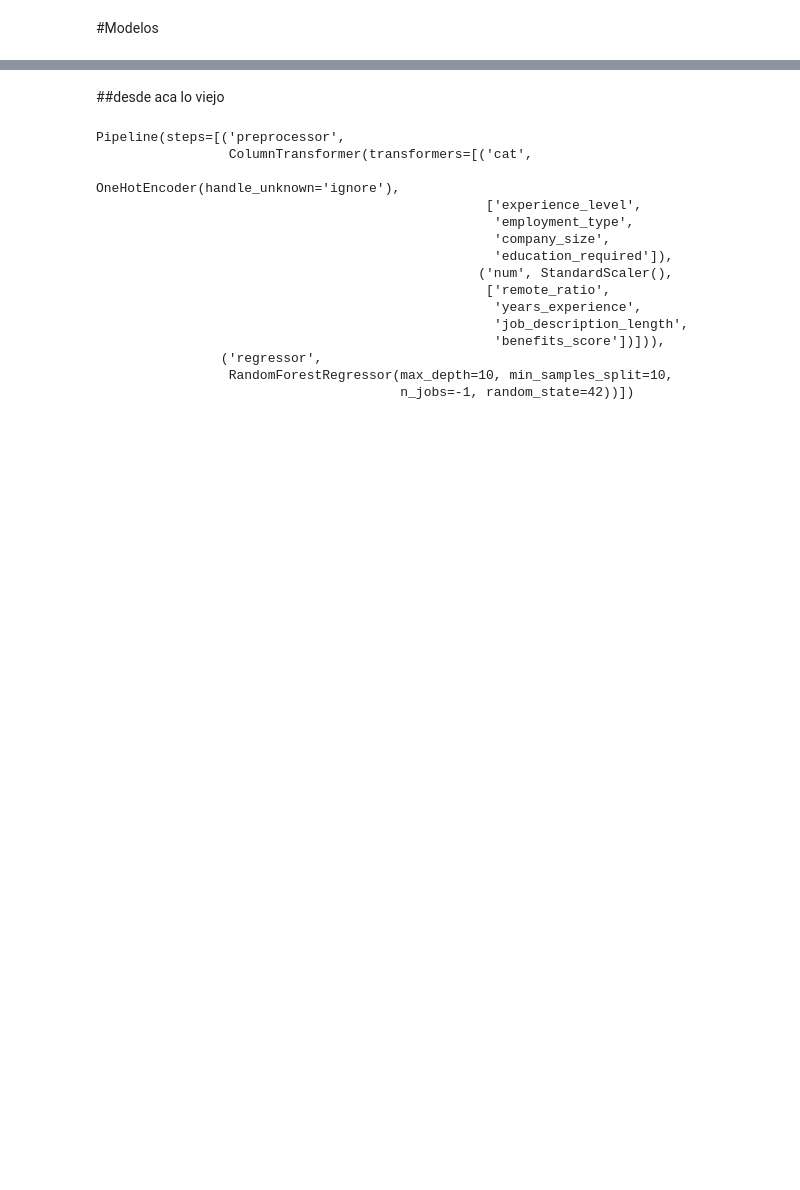
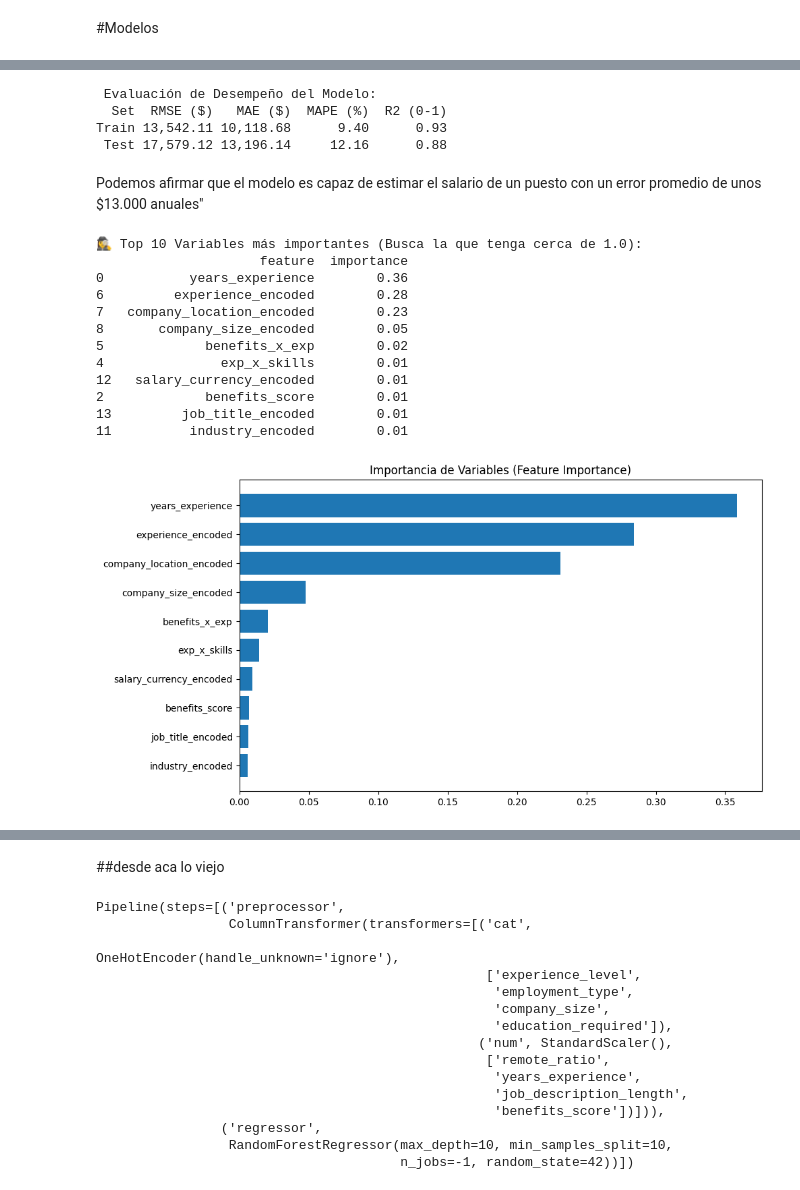
Before and after one commit to EzeRivero/Data-Science-II, a Jupyter notebook: IA_Job_Rivero_Proyecto_Final.ipynb, the cells around one changed output, grey strips where cells are left out. Drawn from its saved outputs; the diff is of its cells as text; code cells hidden in the pictures; blank space fills up the shorter version.

```diff
--- a/IA_Job_Rivero_Proyecto_Final.ipynb
+++ b/IA_Job_Rivero_Proyecto_Final.ipynb
@@ -614,0 +600,72 @@ Testeo: 871.0342928045189
+# %%
+#Procedemos a realizar las predicciones
+y_train_pred = modelo_RF.predict(X_train_scaled)
+y_test_pred = modelo_RF.predict(X_test_scaled)
+
+#Calculamos las métricas para el set de Entrenamiento (Train)
+rmse_train = np.sqrt(mean_squared_error(y_train, y_train_pred))
+mae_train = mean_absolute_error(y_train, y_train_pred)
+r2_train = r2_score(y_train, y_train_pred)
+mape_train = np.mean(np.abs((y_train - y_train_pred) / np.maximum(y_train, 1))) * 100
+
+#Mismas métricas calculadas, pero para el set de Testeo (Test)
+rmse_test = np.sqrt(mean_squared_error(y_test, y_test_pred))
+mae_test = mean_absolute_error(y_test, y_test_pred)
+r2_test = r2_score(y_test, y_test_pred)
+mape_test = np.mean(np.abs((y_test - y_test_pred) / np.maximum(y_test, 1))) * 100
+
+# Creamos un DataFrame para comparar las métricas
+df_metrics = pd.DataFrame({
+    'Set': ['Train', 'Test'],
+    'RMSE ($)': [rmse_train, rmse_test],
+    'MAE ($)': [mae_train, mae_test],
+    'MAPE (%)': [mape_train, mape_test],
+    'R2 (0-1)': [r2_train, r2_test]
+})
+
+#Vemos los resultados, según el formato que corresponda
+pd.options.display.float_format = '{:,.2f}'.format
+print("\n Evaluación de Desempeño del Modelo:")
+print(df_metrics.to_string(index=False))
+# %% [output]
+ Evaluación de Desempeño del Modelo:
+  Set  RMSE ($)   MAE ($)  MAPE (%)  R2 (0-1)
+Train 13,542.11 10,118.68      9.40      0.93
+ Test 17,579.12 13,196.14     12.16      0.88
+# %% [markdown]
+Podemos afirmar que el modelo es capaz de estimar el salario de un puesto con un error promedio de unos $13.000 anuales"
+# %%
+# Obtener importancia de las variables
+importances = modelo_RF.feature_importances_
+feature_names = X_train_scaled.columns
+
+# Crear un DataFrame para visualizarlo
+df_importances = pd.DataFrame({
+    'feature': feature_names,
+    'importance': importances
+}).sort_values(by='importance', ascending=False)
+
+# Mostrar las Top 10 más importantes
+print("\n🕵️‍♀️ Top 10 Variables más importantes (Busca la que tenga cerca de 1.0):")
+print(df_importances.head(10))
+
+# Gráfico rápido
+plt.figure(figsize=(10, 6))
+plt.barh(df_importances['feature'].head(10), df_importances['importance'].head(10))
+plt.gca().invert_yaxis()
+plt.title('Importancia de Variables (Feature Importance)')
+plt.show()
+# %% [output]
+🕵️‍♀️ Top 10 Variables más importantes (Busca la que tenga cerca de 1.0):
+                     feature  importance
+0           years_experience        0.36
+6         experience_encoded        0.28
+7   company_location_encoded        0.23
+8       company_size_encoded        0.05
+5             benefits_x_exp        0.02
+4               exp_x_skills        0.01
+12   salary_currency_encoded        0.01
+2             benefits_score        0.01
+13         job_title_encoded        0.01
+11          industry_encoded        0.01
+[figure, added]
```
Also changed, not shown: parts of 23 cells of this notebook.
